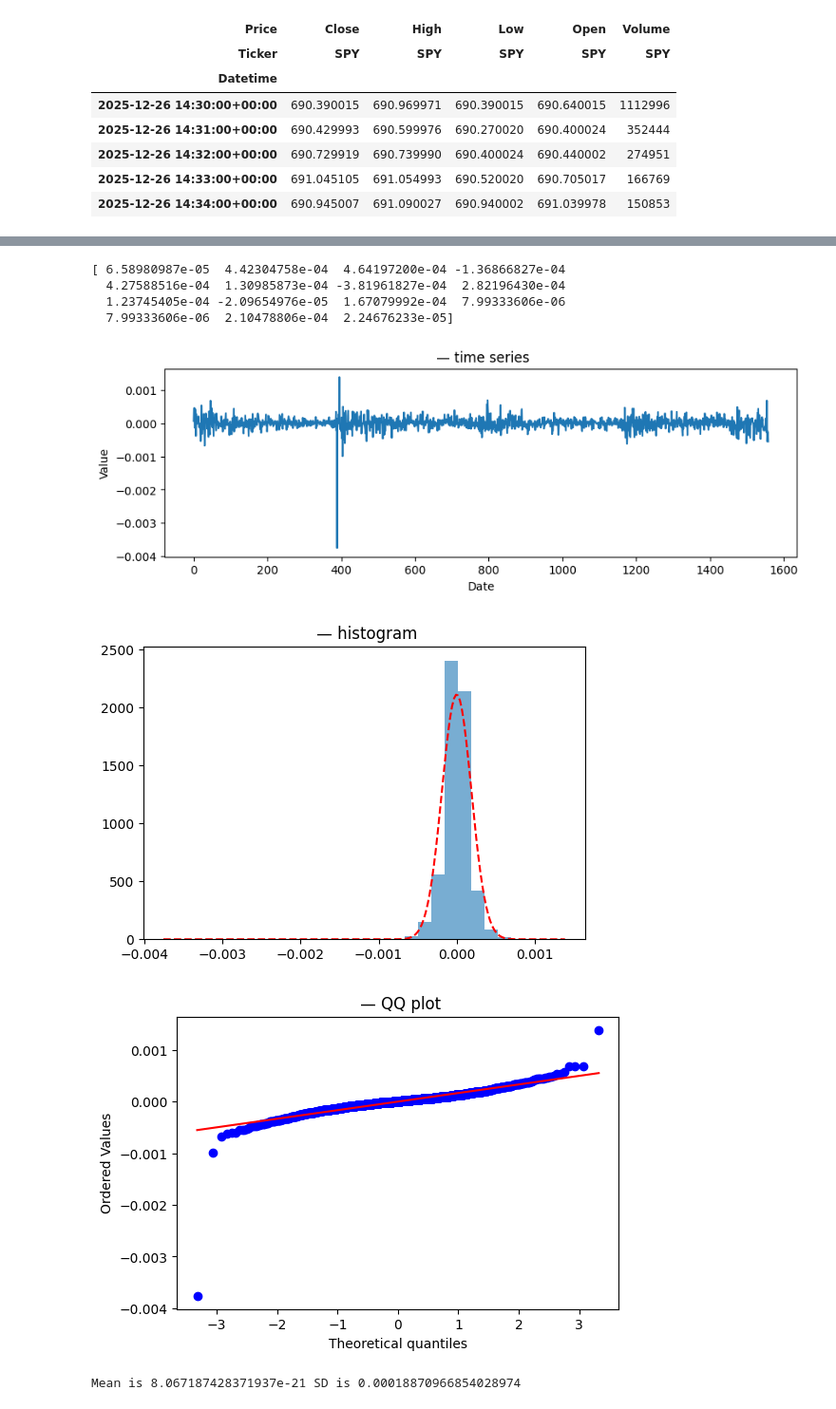
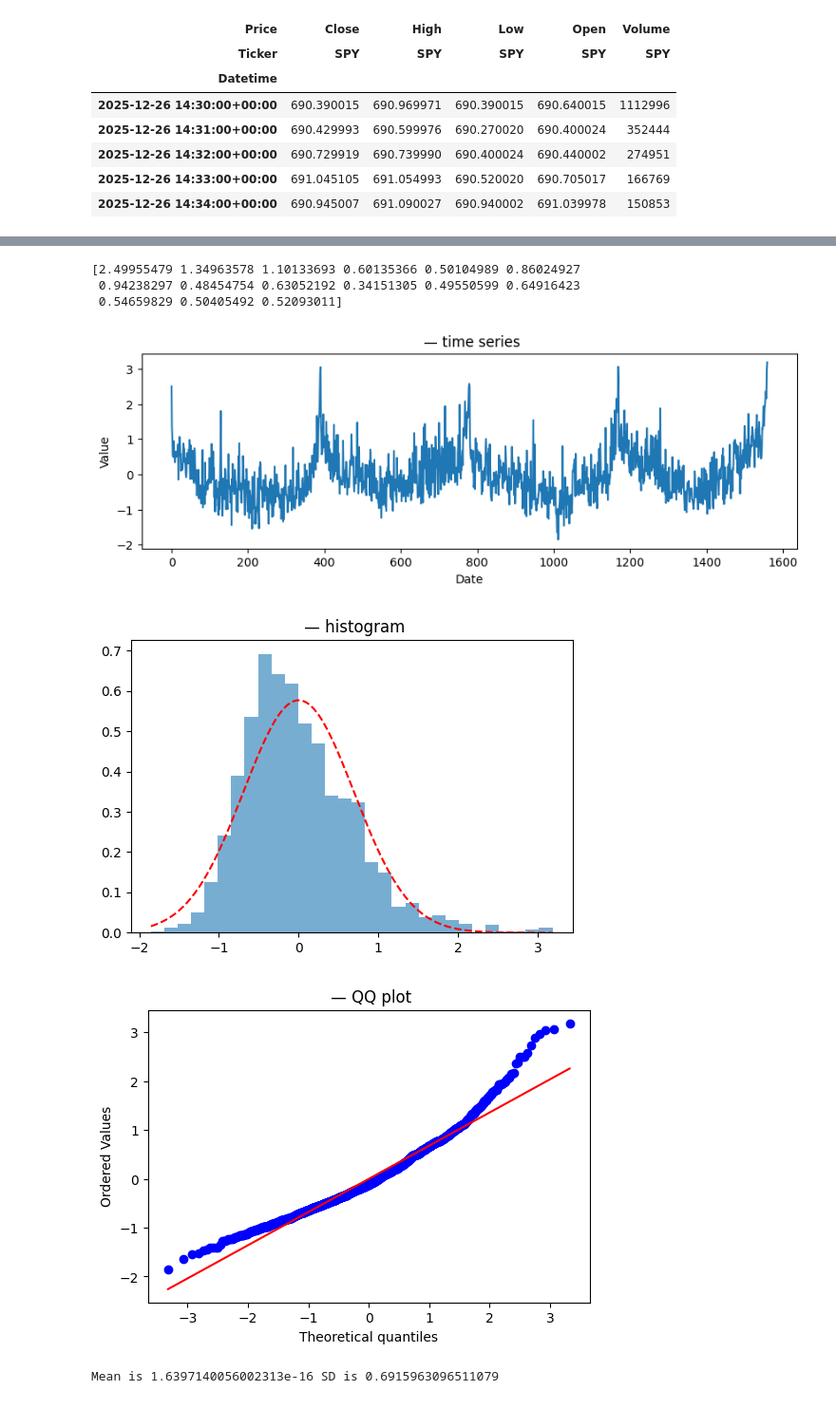
Before and after one commit to Lasse-Grimmelt/Quant-Self-Learning, a Jupyter notebook: Spectral Structures in Number Theory and Markets.ipynb, the cells around one changed output, grey strips where cells are left out. Shown at 95% size. Drawn from its saved outputs; the diff is of its cells as text; code cells hidden in the pictures.

```diff
--- a/Spectral Structures in Number Theory and Markets.ipynb
+++ b/Spectral Structures in Number Theory and Markets.ipynb
@@ -270,10 +286,8 @@ closeseq=data['Close'].to_numpy().ravel()
 closediff=np.diff(np.log(closeseq)) #Differences of logarithmic returns
 closediff=closediff-closediff.mean() #Possible mean subtraction.
 volseq=data['Volume'].to_numpy().ravel()
+volseq=np.log(volseq)
 volseq=volseq-volseq.mean() #Necessary, because the 0 peak is else overwhelming.
-
-print(closediff)
-print(volseq)
 # %% [output]
 [ 6.58980987e-05  4.42304758e-04  4.64197200e-04 ... -2.41153476e-04
  -2.85142165e-04 -5.49084590e-04]
@@ -282,14 +295,14 @@ print(volseq)
 # %%
-print(closediff[:15])
-#plot_column_distribution(volseq)
-plot_column_distribution(closediff)
+print(volseq[:15])
+#print(closediff[:15])
+plot_column_distribution(volseq)
+#plot_column_distribution(closediff)
 # %% [output]
-[ 6.58980987e-05  4.42304758e-04  4.64197200e-04 -1.36866827e-04
-  4.27588516e-04  1.30985873e-04 -3.81961827e-04  2.82196430e-04
-  1.23745405e-04 -2.09654976e-05  1.67079992e-04  7.99333606e-06
-  7.99333606e-06  2.10478806e-04  2.24676233e-05]
+[2.49955479 1.34963578 1.10133693 0.60135366 0.50104989 0.86024927
+ 0.94238297 0.48454754 0.63052192 0.34151305 0.49550599 0.64916423
+ 0.54659829 0.50405492 0.52093011]
-[figure, old version]
+[figure, new version]
-[figure, old version]
+[figure, new version]
-[figure, old version]
+[figure, new version]
-Mean is 8.067187428371937e-21 SD is 0.00018870966854028974
+Mean is 1.6397140056002313e-16 SD is 0.6915963096511079
 # %%
```
Also changed, not shown: parts of 15 cells of this notebook.
